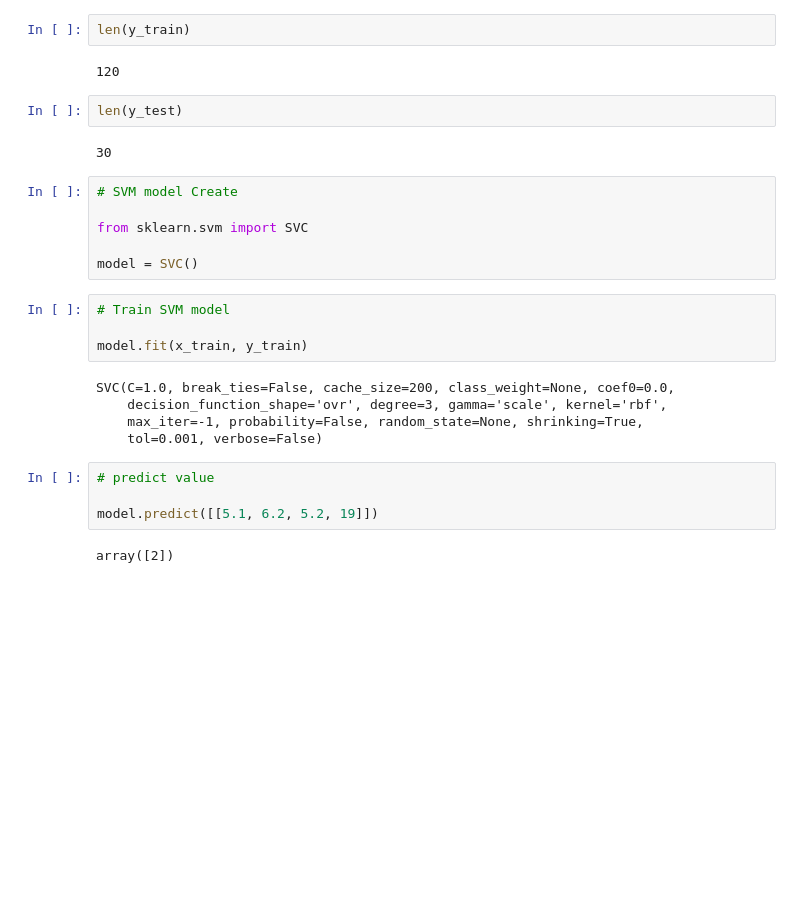
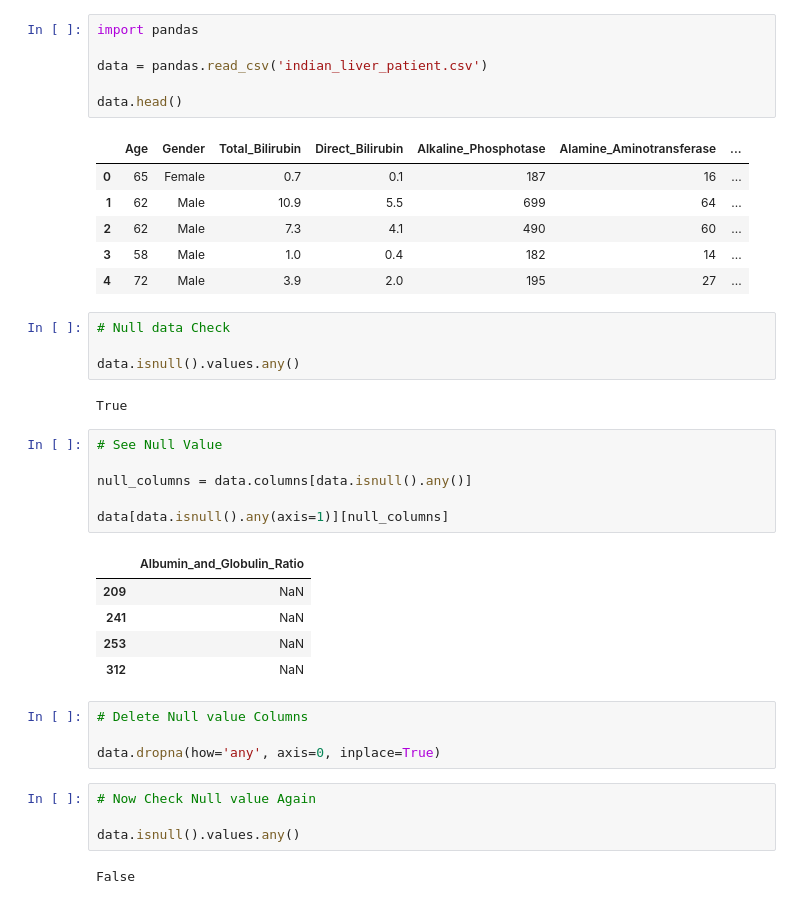
Before and after one commit to Ar-Anik/Machine_Learning, a Jupyter notebook: Support_Vector_Machine.ipynb, the cells around one changed output. Drawn from its saved outputs; the diff is of its cells as text; blank space fills up the shorter version.

```diff
--- a/Support_Vector_Machine.ipynb
+++ b/Support_Vector_Machine.ipynb
@@ -277,29 +3,41 @@ len(x_test)
-# %%
-len(y_train)
-# %% [output]
-120
-# %%
-len(y_test)
-# %% [output]
-30
-# %%
-# SVM model Create
-
-from sklearn.svm import SVC
-
-model = SVC()
-# %%
-# Train SVM model
-
-model.fit(x_train, y_train)
-# %% [output]
-SVC(C=1.0, break_ties=False, cache_size=200, class_weight=None, coef0=0.0,
-    decision_function_shape='ovr', degree=3, gamma='scale', kernel='rbf',
-    max_iter=-1, probability=False, random_state=None, shrinking=True,
-    tol=0.001, verbose=False)
-# %%
-# predict value
-
-model.predict([[5.1, 6.2, 5.2, 19]])
-# %% [output]
-array([2])
+# %%
+import pandas
+
+data = pandas.read_csv('indian_liver_patient.csv')
+
+data.head()
+# %% [output]
+|  | Age | Gender | Total_Bilirubin | Direct_Bilirubin | Alkaline_Phosphotase | Alamine_Aminotransferase | ... |
+| 0 | 65 | Female | 0.7 | 0.1 | 187 | 16 | ... |
+| 1 | 62 | Male | 10.9 | 5.5 | 699 | 64 | ... |
+| 2 | 62 | Male | 7.3 | 4.1 | 490 | 60 | ... |
+| 3 | 58 | Male | 1.0 | 0.4 | 182 | 14 | ... |
+| 4 | 72 | Male | 3.9 | 2.0 | 195 | 27 | ... |
+# %%
+# Null data Check
+
+data.isnull().values.any()
+# %% [output]
+True
+# %%
+# See Null Value
+
+null_columns = data.columns[data.isnull().any()]
+
+data[data.isnull().any(axis=1)][null_columns]
+# %% [output]
+|  | Albumin_and_Globulin_Ratio |
+| 209 | NaN |
+| 241 | NaN |
+| 253 | NaN |
+| 312 | NaN |
+# %%
+# Delete Null value Columns
+
+data.dropna(how='any', axis=0, inplace=True)
+# %%
+# Now Check Null value Again
+
+data.isnull().values.any()
+# %% [output]
+False
```
Also changed, not shown: parts of 48 cells of this notebook.
